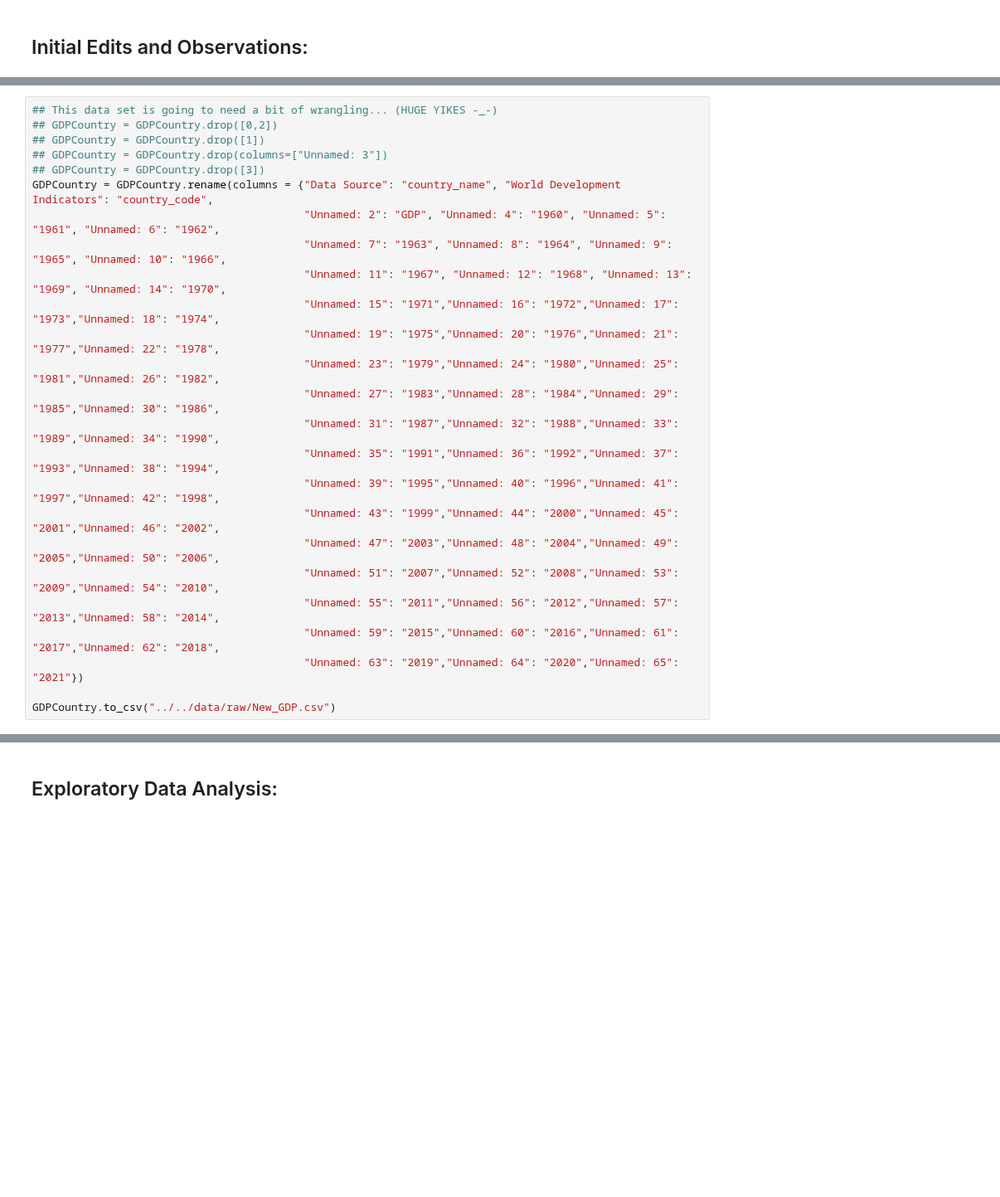
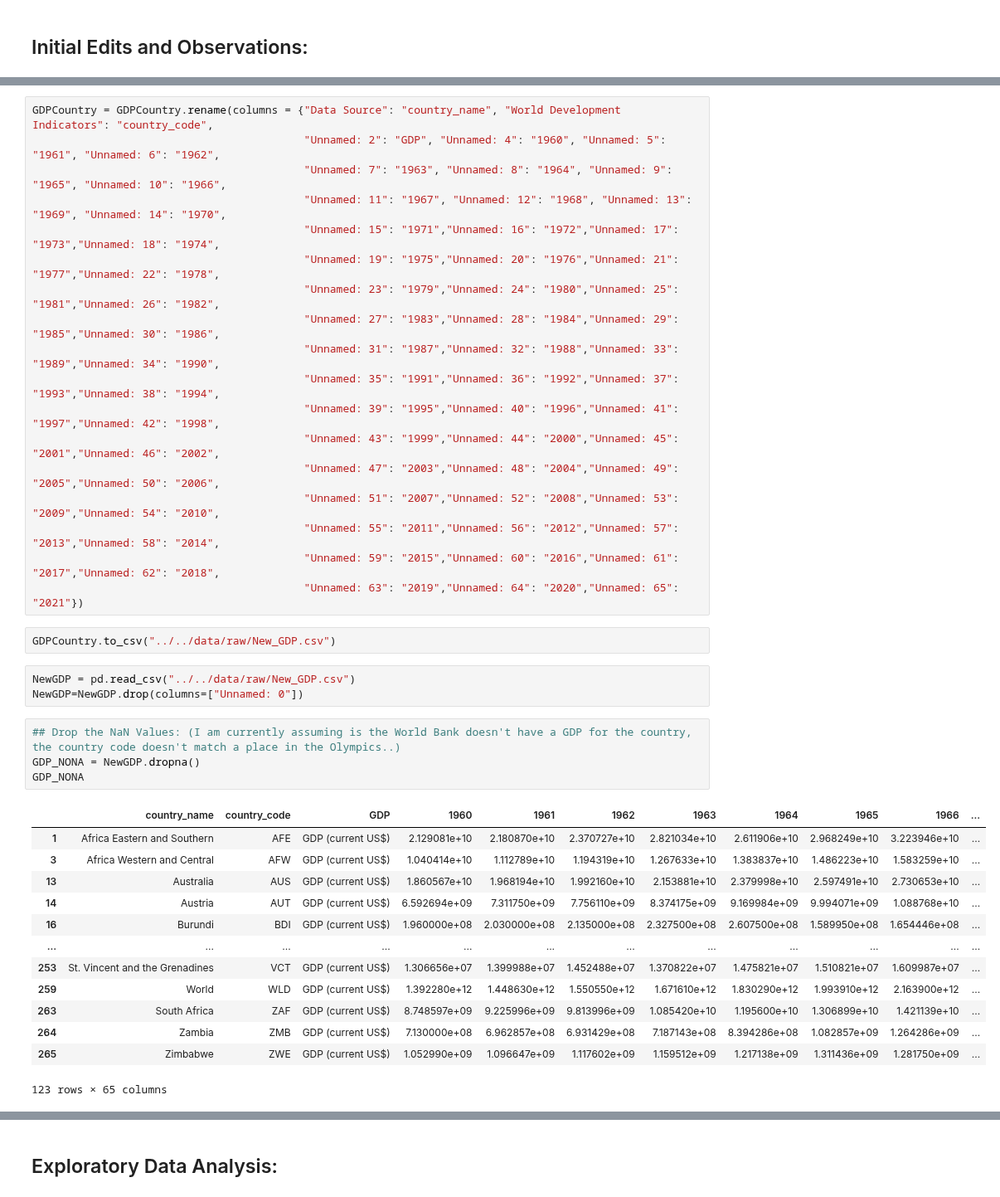
Before and after one commit to ubco-W2022T2-data301/project-group-group17, a Jupyter notebook: analysis/notebooks/analysis_cynthia.ipynb, the cells around one changed output, grey strips where cells are left out. Shown at 83% size. Drawn from its saved outputs; the diff is of its cells as text; blank space fills up the shorter version.

```diff
--- a/analysis/notebooks/analysis_cynthia.ipynb
+++ b/analysis/notebooks/analysis_cynthia.ipynb
@@ -128,9 +177,4 @@ HistTemp1.head(10)
 # %%
-## This data set is going to need a bit of wrangling... (HUGE YIKES -_-)
-## GDPCountry = GDPCountry.drop([0,2])
-## GDPCountry = GDPCountry.drop([1])
-## GDPCountry = GDPCountry.drop(columns=["Unnamed: 3"])
-## GDPCountry = GDPCountry.drop([3])
 GDPCountry = GDPCountry.rename(columns = {"Data Source": "country_name", "World Development Indicators": "country_code",
                                           "Unnamed: 2": "GDP", "Unnamed: 4": "1960", "Unnamed: 5": "1961", "Unnamed: 6": "1962",
                                           "Unnamed: 7": "1963", "Unnamed: 8": "1964", "Unnamed: 9": "1965", "Unnamed: 10": "1966",
@@ -148,5 +192,26 @@ GDPCountry = GDPCountry.rename(columns = {"Data Source": "country_name", "World
                                           "Unnamed: 55": "2011","Unnamed: 56": "2012","Unnamed: 57": "2013","Unnamed: 58": "2014",
                                           "Unnamed: 59": "2015","Unnamed: 60": "2016","Unnamed: 61": "2017","Unnamed: 62": "2018",
                                           "Unnamed: 63": "2019","Unnamed: 64": "2020","Unnamed: 65": "2021"})
-
-GDPCountry.to_csv("../../data/raw/New_GDP.csv")
+# %%
+GDPCountry.to_csv("../../data/raw/New_GDP.csv")
+# %%
+NewGDP = pd.read_csv("../../data/raw/New_GDP.csv")
+NewGDP=NewGDP.drop(columns=["Unnamed: 0"])
+# %%
+## Drop the NaN Values: (I am currently assuming is the World Bank doesn't have a GDP for the country, the country code doesn't match a place in the Olympics..)
+GDP_NONA = NewGDP.dropna()
+GDP_NONA
+# %% [output]
+|  | country_name | country_code | GDP | 1960 | 1961 | 1962 | 1963 | 1964 | 1965 | 1966 | ... |
+| 1 | Africa Eastern and Southern | AFE | GDP (current US$) | 2.129081e+10 | 2.180870e+10 | 2.370727e+10 | 2.821034e+10 | 2.611906e+10 | 2.968249e+10 | 3.223946e+10 | ... |
+| 3 | Africa Western and Central | AFW | GDP (current US$) | 1.040414e+10 | 1.112789e+10 | 1.194319e+10 | 1.267633e+10 | 1.383837e+10 | 1.486223e+10 | 1.583259e+10 | ... |
+| 13 | Australia | AUS | GDP (current US$) | 1.860567e+10 | 1.968194e+10 | 1.992160e+10 | 2.153881e+10 | 2.379998e+10 | 2.597491e+10 | 2.730653e+10 | ... |
+| 14 | Austria | AUT | GDP (current US$) | 6.592694e+09 | 7.311750e+09 | 7.756110e+09 | 8.374175e+09 | 9.169984e+09 | 9.994071e+09 | 1.088768e+10 | ... |
+| 16 | Burundi | BDI | GDP (current US$) | 1.960000e+08 | 2.030000e+08 | 2.135000e+08 | 2.327500e+08 | 2.607500e+08 | 1.589950e+08 | 1.654446e+08 | ... |
+| ... | ... | ... | ... | ... | ... | ... | ... | ... | ... | ... | ... |
+| 253 | St. Vincent and the Grenadines | VCT | GDP (current US$) | 1.306656e+07 | 1.399988e+07 | 1.452488e+07 | 1.370822e+07 | 1.475821e+07 | 1.510821e+07 | 1.609987e+07 | ... |
+| 259 | World | WLD | GDP (current US$) | 1.392280e+12 | 1.448630e+12 | 1.550550e+12 | 1.671610e+12 | 1.830290e+12 | 1.993910e+12 | 2.163900e+12 | ... |
+| 263 | South Africa | ZAF | GDP (current US$) | 8.748597e+09 | 9.225996e+09 | 9.813996e+09 | 1.085420e+10 | 1.195600e+10 | 1.306899e+10 | 1.421139e+10 | ... |
+| 264 | Zambia | ZMB | GDP (current US$) | 7.130000e+08 | 6.962857e+08 | 6.931429e+08 | 7.187143e+08 | 8.394286e+08 | 1.082857e+09 | 1.264286e+09 | ... |
+| 265 | Zimbabwe | ZWE | GDP (current US$) | 1.052990e+09 | 1.096647e+09 | 1.117602e+09 | 1.159512e+09 | 1.217138e+09 | 1.311436e+09 | 1.281750e+09 | ... |
+123 rows × 65 columns
```
Also changed, not shown: parts of 13 cells of this notebook.
